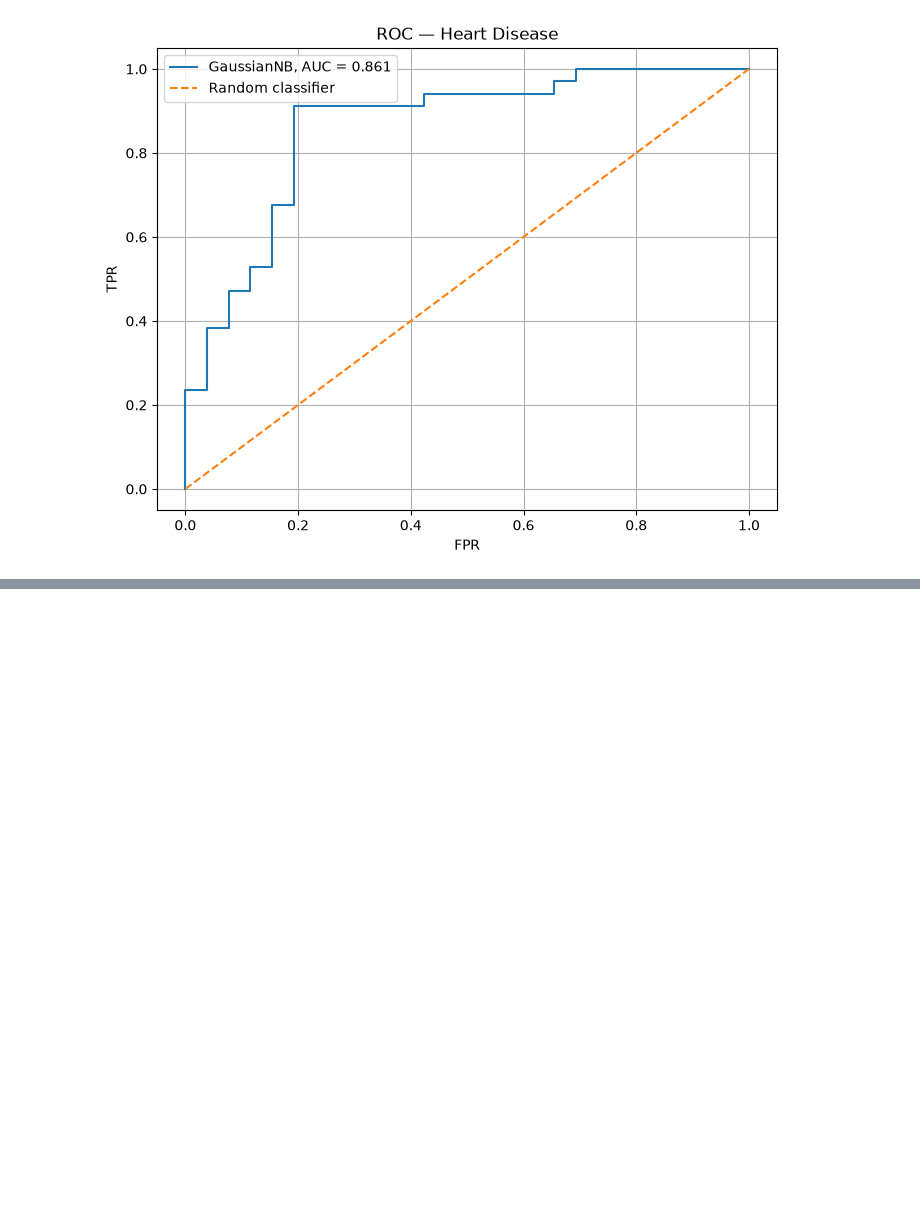
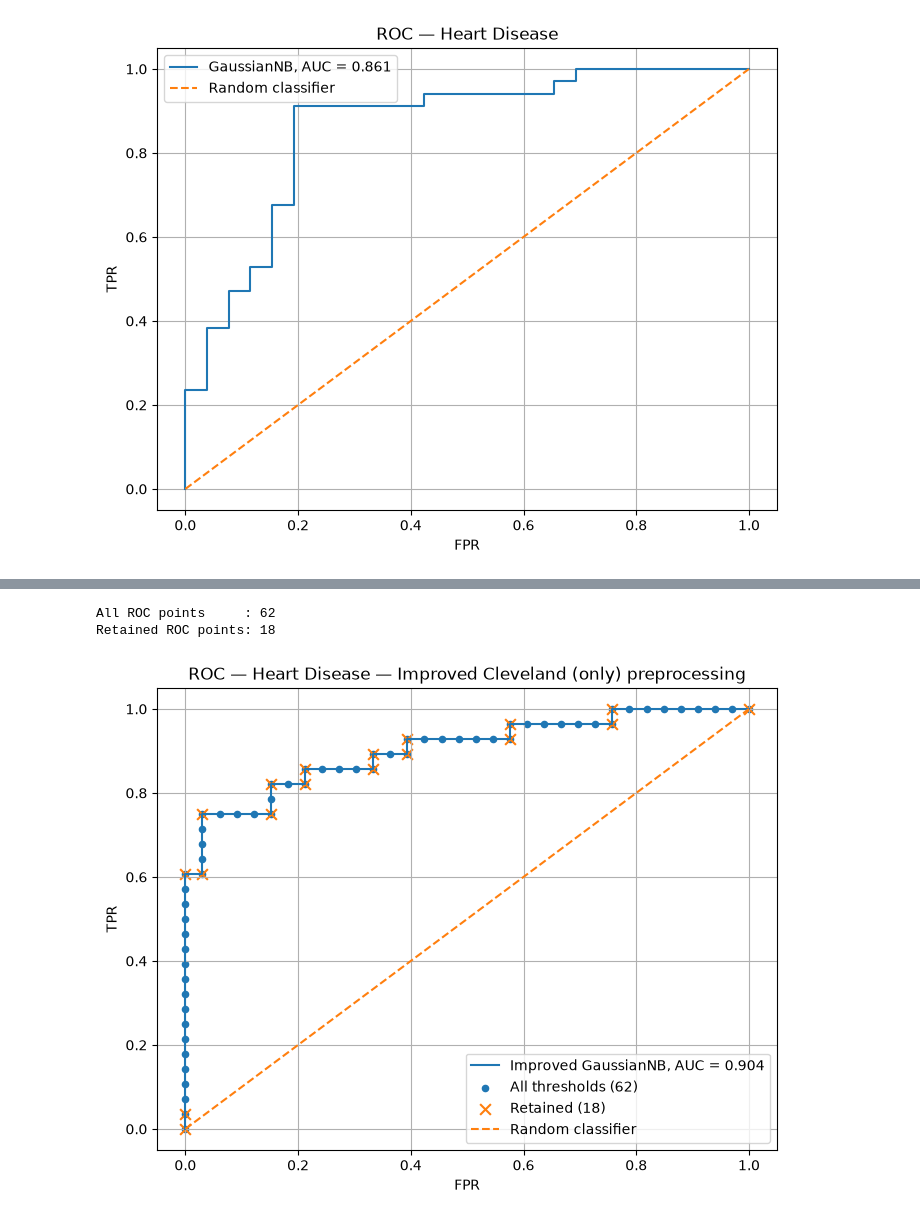
Before and after one commit to gear8mike/ml_examples, a Jupyter notebook: naive_bayes.ipynb, the cells around one changed output, grey strips where cells are left out. Cells and saved outputs as stored; diff of their text form; code cells hidden in the pictures; blank space fills up the shorter version.

```diff
--- a/naive_bayes.ipynb
+++ b/naive_bayes.ipynb
@@ -742,0 +830,5 @@ plt.show()
+# %%
+y_b1 = (df_b1["num"] > 0).astype(int)
+
+print(y_b1.value_counts())
+print(y_b1.value_counts(normalize=True))
@@ -742,0 +1131,62 @@ plt.show()
+# %%
+fpr_b1_all, tpr_b1_all, thresholds_b1_all = roc_curve(
+    y_test_b1,
+    y_prob_b1,
+    drop_intermediate=False
+)
+
+fpr_b1, tpr_b1, thresholds_b1 = roc_curve(
+    y_test_b1,
+    y_prob_b1,
+    drop_intermediate=True
+)
+
+print("All ROC points     :", len(thresholds_b1_all))
+print("Retained ROC points:", len(thresholds_b1))
+# %% [output]
+All ROC points     : 62
+Retained ROC points: 18
+# %%
+plt.figure(figsize=(8, 6))
+
+# Full ROC
+plt.plot(
+    fpr_b1_all,
+    tpr_b1_all,
+    label=f"Improved GaussianNB, AUC = {auc_b1:.3f}"
+)
+
+# Every threshold
+plt.scatter(
+    fpr_b1_all,
+    tpr_b1_all,
+    s=20,
+    label=f"All thresholds ({len(thresholds_b1_all)})"
+)
+
+# Points retained by sklearn
+plt.scatter(
+    fpr_b1,
+    tpr_b1,
+    s=60,
+    marker="x",
+    label=f"Retained ({len(thresholds_b1)})"
+)
+
+# Random classifier
+plt.plot(
+    [0, 1],
+    [0, 1],
+    "--",
+    label="Random classifier"
+)
+
+plt.xlabel("FPR")
+plt.ylabel("TPR")
+plt.title("ROC — Heart Disease — Improved Cleveland (only) preprocessing")
+plt.legend()
+plt.grid()
+
+plt.show()
+# %% [output]
+[figure, added]
```
Also changed, not shown: parts of 33 cells of this notebook.
